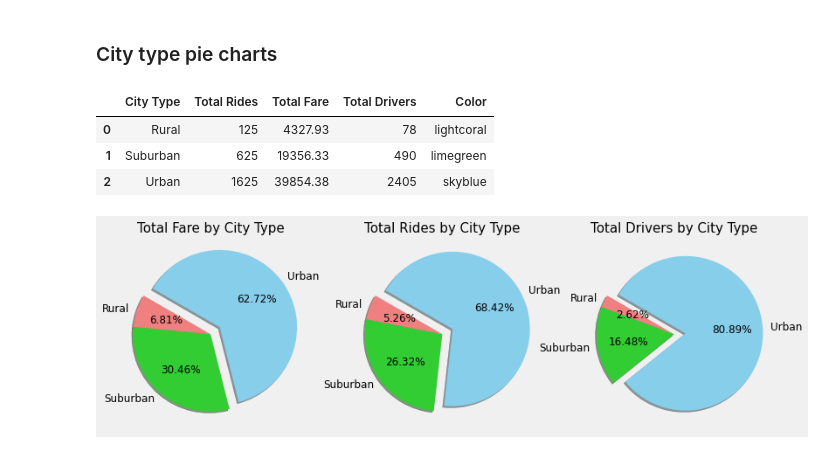
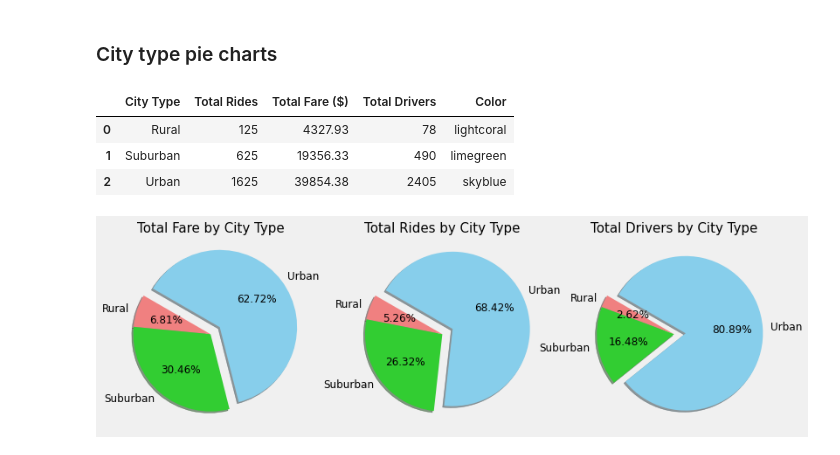
Before and after one commit to tri-bui/sandbox-analytics, a Jupyter notebook: pyber/pyber.ipynb, the cells around one changed output. Cells and saved outputs as stored; diff of their text form; code cells hidden in the pictures.

```diff
--- a/pyber/pyber.ipynb
+++ b/pyber/pyber.ipynb
@@ -213,15 +213,15 @@ box.savefig('analysis/box.png')
 # %%
 # Aggregate data by city type
 df_by_type = df.groupby('type').agg({'ride_id': 'count', 'fare': 'sum'})
 df_by_type['Total Drivers'] = city_df.groupby('type')['driver_count'].sum()
 
 # Formatting
 df_by_type.reset_index(inplace=True)
-df_by_type.columns = ['City Type', 'Total Rides', 'Total Fare', 'Total Drivers']
+df_by_type.columns = ['City Type', 'Total Rides', 'Total Fare ($)', 'Total Drivers']
 df_by_type['Color'] = df_by_type['City Type'].map(type_colors)
 df_by_type
 # %% [output]
-|  | City Type | Total Rides | Total Fare | Total Drivers | Color |
+|  | City Type | Total Rides | Total Fare ($) | Total Drivers | Color |
 | 0 | Rural | 125 | 4327.93 | 78 | lightcoral |
 | 1 | Suburban | 625 | 19356.33 | 490 | limegreen |
 | 2 | Urban | 1625 | 39854.38 | 2405 | skyblue |
```
Also changed, not shown: parts of 5 cells of this notebook.
